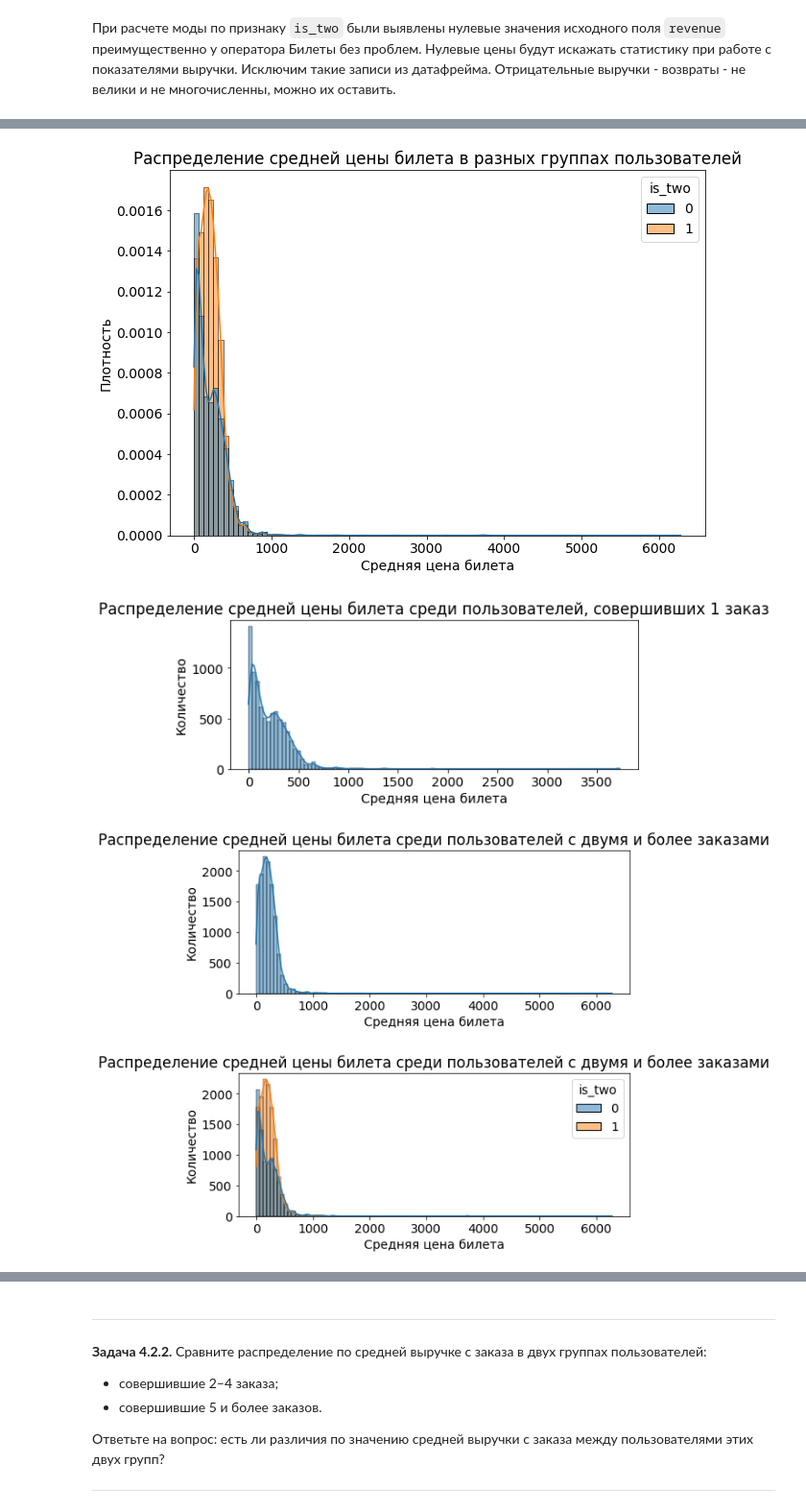
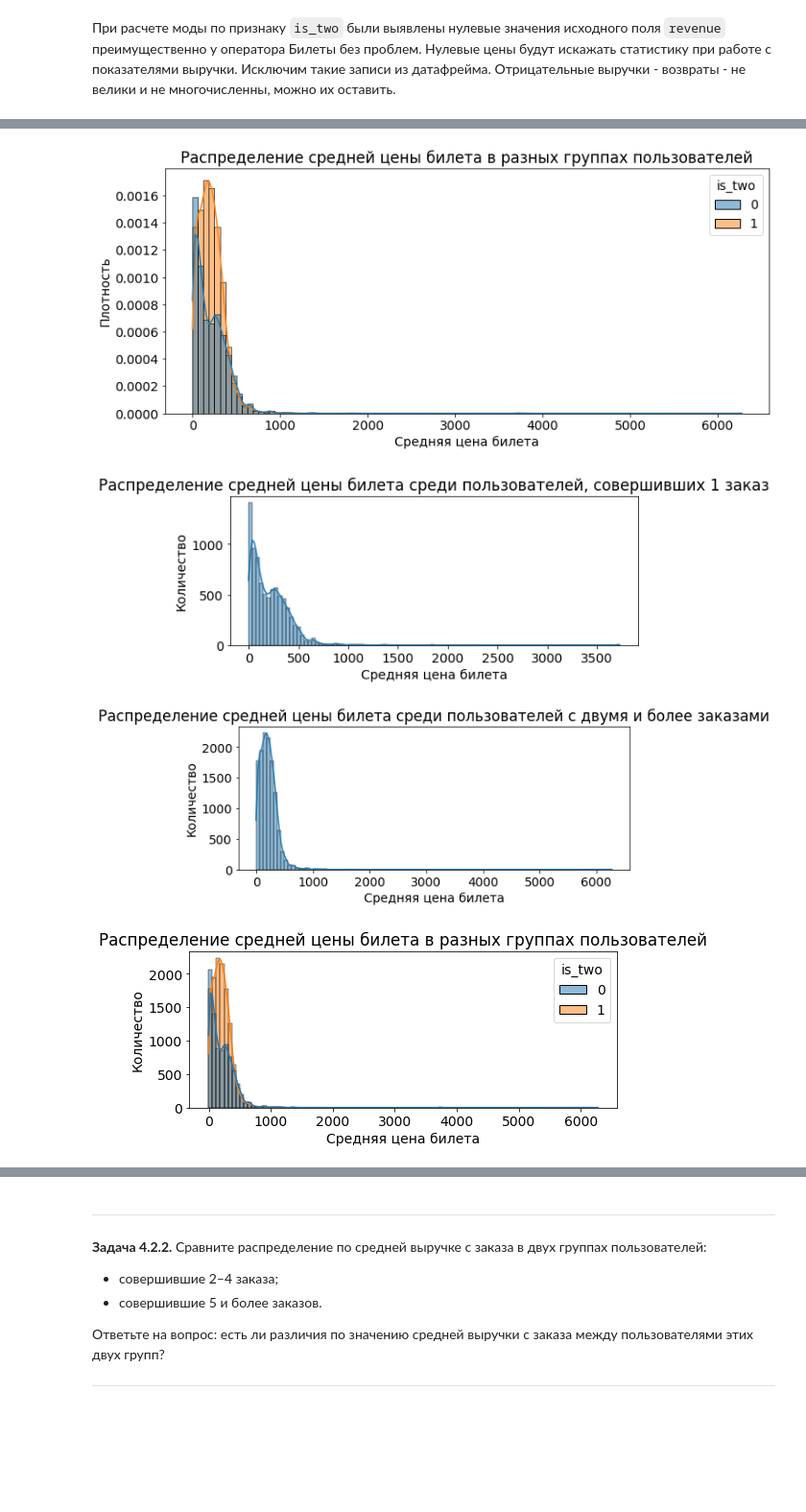
Before and after one commit to dimaxi1007/afisha, a Jupyter notebook: afisha.ipynb, the cells around one changed output, grey strips where cells are left out. Shown at 96% size. Cells and saved outputs as stored; diff of their text form; code cells hidden in the pictures; blank space fills up the shorter version.

```diff
--- a/afisha.ipynb
+++ b/afisha.ipynb
@@ -489,12 +677,12 @@ plt.show()
 ---
 # %%
 #backup датафрейма
-df = main
+df = main.copy()
 # Сначала сортируем по user_id и времени заказа (order_ts)
-df_sorted = df.sort_values(['user_id', 'order_ts']).reset_index(drop=True)
+profile = df.sort_values(['user_id', 'order_ts']).reset_index(drop=True)
 
 # Группируем по user_id и агрегируем
-profile = df_sorted.groupby('user_id', sort=False).agg(
+profile = profile.groupby('user_id', sort=False).agg(
     first_order_dt=('order_dt', 'min'),          # дата первого заказа
     last_order_dt=('order_dt', 'max'),           # дата последнего заказа
 
@@ -513,9 +701,5 @@ profile = df_sorted.groupby('user_id', sort=False).agg(
 # Добавляем бинарные признаки
 profile['is_two'] = (profile['total_orders'] >= 2).astype(int)
 profile['is_five'] = (profile['total_orders'] >= 5).astype(int)
-
-# (опционально) приведём типы, если нужно
-# profile['first_order_dt'] = pd.to_datetime(profile['first_order_dt'])
-# profile['last_order_dt'] = pd.to_datetime(profile['last_order_dt'])
 # %%
 profile.info()
@@ -745,7 +932,7 @@ plt.show()
 # %% [markdown]
 После фильтрации выбросы по количеству заказов не пропадают полностью, но их количество существенно сокращается, и, как видно из гистограммы выше, в целом таких пользователей немного. Можно оставаить фильтрацию по 95% перцентилю. Доступных данных достаточно для анализа.
 # %%
-df = profile95 #сохраняем финальный датафрейм для анализа
+df = profile95.copy() #сохраняем финальный датафрейм для анализа
 df.head(5)
 # %% [output]
 |  | user_id | first_order_dt | last_order_dt | first_device | first_region | first_service | first_event_type | ... |
@@ -1163,8 +1486,7 @@ df_fe
 # %% [markdown]
 При расчете моды по признаку `is_two` были выявлены нулевые значения исходного поля `revenue` преимущественно у оператора Билеты без проблем. Нулевые цены будут искажать статистику при работе с показателями выручки. Исключим такие записи из датафрейма. Отрицательные выручки - возвраты - не велики и не многочисленны, можно их оставить.
 # %%
-dff = df.loc[df['avg_revenue_rub'] != 0]
-# dff
+dff = (df.loc[df['avg_revenue_rub'] != 0]).copy()
 # %%
 #определим стоимость билета и запишем ее в новое поле
 dff['avg_ticket_price']=dff['avg_revenue_rub']/dff['avg_tickets_per_order']
@@ -1177,6 +1493,6 @@ See the caveats in the documentation: https://pandas.pydata.org/pandas-docs/stab
 # %%
 #гистограмма
-plt.figure(figsize=(10,7))
+plt.figure(figsize=(12,5))
 sns.histplot(data=dff, x='avg_ticket_price', hue='is_two', bins=100, kde=True, stat='density', alpha=0.5)
 plt.fontsize=14
 # оранжевый график должен быть для is_two=1.
@@ -1188,35 +1504,35 @@ plt.xlabel('Средняя цена билета')
 plt.ylabel('Плотность')
 plt.show()
 
 #гистограмма
 plt.figure(figsize=(8,3))
 qq=dff.loc[dff['is_two']==0]
 sns.histplot(data=qq, x='avg_ticket_price', bins=100, kde=True, stat='count', alpha=0.5)
 plt.fontsize=14
 plt.title('Распределение средней цены билета среди пользователей, совершивших 1 заказ')
 plt.xlabel('Средняя цена билета')
 plt.ylabel('Количество')
 plt.show()
 
 #гистограмма
 plt.figure(figsize=(8,3))
 ww=dff.loc[dff['is_two']==1]
 sns.histplot(data=ww, x='avg_ticket_price', bins=100, kde=True, stat='count', alpha=0.5)
 plt.fontsize=14
 plt.title('Распределение средней цены билета среди пользователей с двумя и более заказами')
 plt.xlabel('Средняя цена билета')
 plt.ylabel('Количество')
 plt.show()
 
 plt.figure(figsize=(8,3))
 sns.histplot(data=dff, x='avg_ticket_price', hue='is_two', bins=100, kde=True, stat='count', alpha=0.5)
 plt.fontsize=14
-plt.title('Распределение средней цены билета среди пользователей с двумя и более заказами')
+plt.title('Распределение средней цены билета в разных группах пользователей')
 plt.xlabel('Средняя цена билета')
 plt.ylabel('Количество')
 plt.show()
 # %% [output]
-[figure, old version]
+[figure, new version]
 [figure]
 [figure]
-[figure, old version]
+[figure, new version]
```
Also changed, not shown: parts of 126 cells of this notebook, 2 other files.
